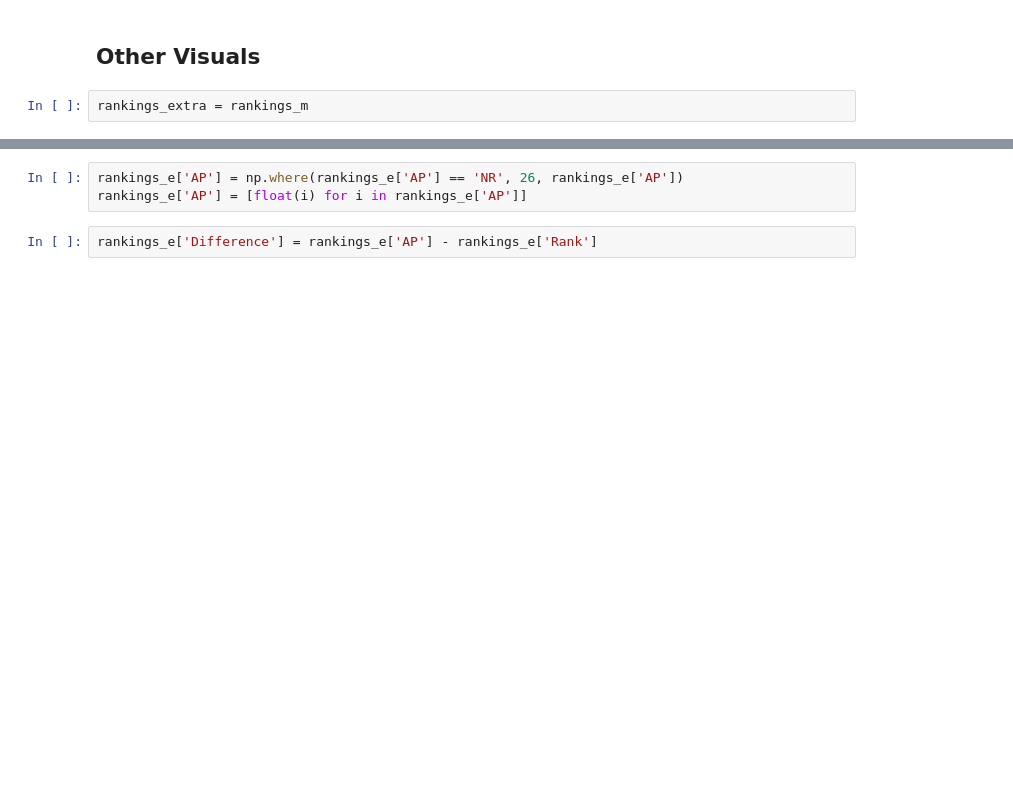
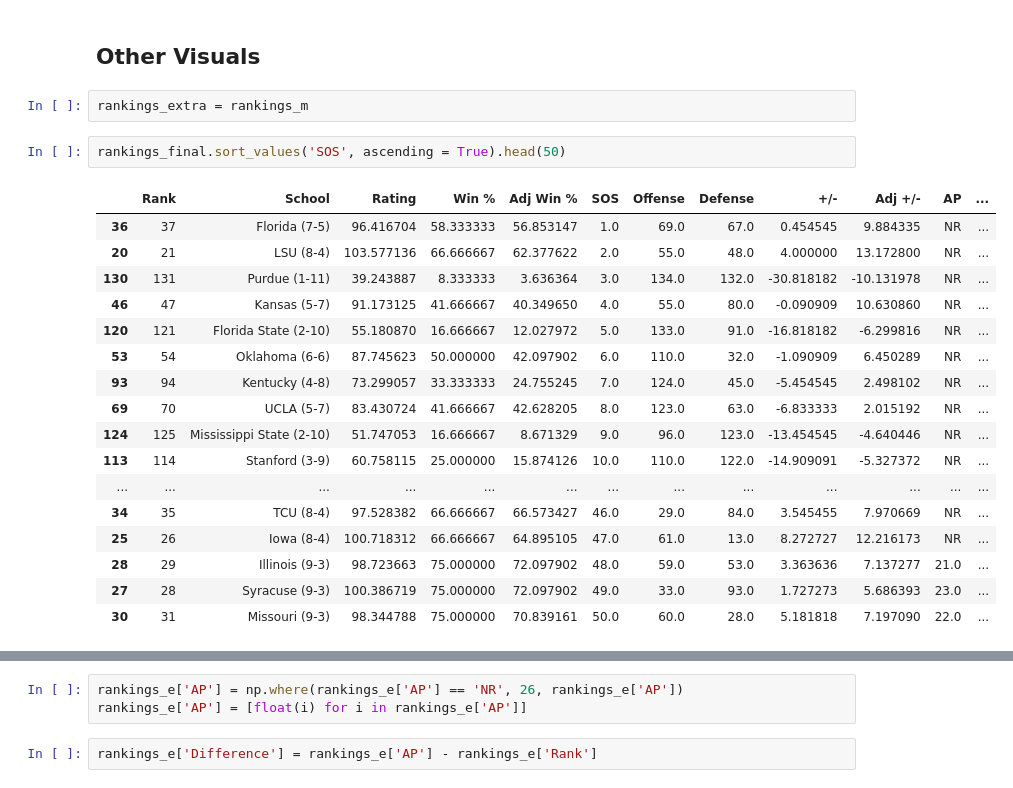
Before and after one commit to tgh99158/CFB-Power-Rankings, a Jupyter notebook: CFP.ipynb, the cells around one changed output, grey strips where cells are left out. Cells and saved outputs as stored; diff of their text form; blank space fills up the shorter version.

```diff
--- a/CFP.ipynb
+++ b/CFP.ipynb
@@ -449,6 +500,26 @@ rankings_final.to_clipboard()
 ## Other Visuals
 # %%
 rankings_extra = rankings_m
+# %%
+rankings_final.sort_values('SOS', ascending = True).head(50)
+# %% [output]
+|  | Rank | School | Rating | Win % | Adj Win % | SOS | Offense | Defense | +/- | Adj +/- | AP | ... |
+| 36 | 37 | Florida (7-5) | 96.416704 | 58.333333 | 56.853147 | 1.0 | 69.0 | 67.0 | 0.454545 | 9.884335 | NR | ... |
+| 20 | 21 | LSU (8-4) | 103.577136 | 66.666667 | 62.377622 | 2.0 | 55.0 | 48.0 | 4.000000 | 13.172800 | NR | ... |
+| 130 | 131 | Purdue (1-11) | 39.243887 | 8.333333 | 3.636364 | 3.0 | 134.0 | 132.0 | -30.818182 | -10.131978 | NR | ... |
+| 46 | 47 | Kansas (5-7) | 91.173125 | 41.666667 | 40.349650 | 4.0 | 55.0 | 80.0 | -0.090909 | 10.630860 | NR | ... |
+| 120 | 121 | Florida State (2-10) | 55.180870 | 16.666667 | 12.027972 | 5.0 | 133.0 | 91.0 | -16.818182 | -6.299816 | NR | ... |
+| 53 | 54 | Oklahoma (6-6) | 87.745623 | 50.000000 | 42.097902 | 6.0 | 110.0 | 32.0 | -1.090909 | 6.450289 | NR | ... |
+| 93 | 94 | Kentucky (4-8) | 73.299057 | 33.333333 | 24.755245 | 7.0 | 124.0 | 45.0 | -5.454545 | 2.498102 | NR | ... |
+| 69 | 70 | UCLA (5-7) | 83.430724 | 41.666667 | 42.628205 | 8.0 | 123.0 | 63.0 | -6.833333 | 2.015192 | NR | ... |
+| 124 | 125 | Mississippi State (2-10) | 51.747053 | 16.666667 | 8.671329 | 9.0 | 96.0 | 123.0 | -13.454545 | -4.640446 | NR | ... |
+| 113 | 114 | Stanford (3-9) | 60.758115 | 25.000000 | 15.874126 | 10.0 | 110.0 | 122.0 | -14.909091 | -5.327372 | NR | ... |
+| ... | ... | ... | ... | ... | ... | ... | ... | ... | ... | ... | ... | ... |
+| 34 | 35 | TCU (8-4) | 97.528382 | 66.666667 | 66.573427 | 46.0 | 29.0 | 84.0 | 3.545455 | 7.970669 | NR | ... |
+| 25 | 26 | Iowa (8-4) | 100.718312 | 66.666667 | 64.895105 | 47.0 | 61.0 | 13.0 | 8.272727 | 12.216173 | NR | ... |
+| 28 | 29 | Illinois (9-3) | 98.723663 | 75.000000 | 72.097902 | 48.0 | 59.0 | 53.0 | 3.363636 | 7.137277 | 21.0 | ... |
+| 27 | 28 | Syracuse (9-3) | 100.386719 | 75.000000 | 72.097902 | 49.0 | 33.0 | 93.0 | 1.727273 | 5.686393 | 23.0 | ... |
+| 30 | 31 | Missouri (9-3) | 98.344788 | 75.000000 | 70.839161 | 50.0 | 60.0 | 28.0 | 5.181818 | 7.197090 | 22.0 | ... |
 # %%
 rankings_e = rankings_extra.merge(schedule2[['Losses', 'Team']], how = 'inner', on ='Team').drop_duplicates()
 
```
Also changed, not shown: parts of 16 cells of this notebook.
